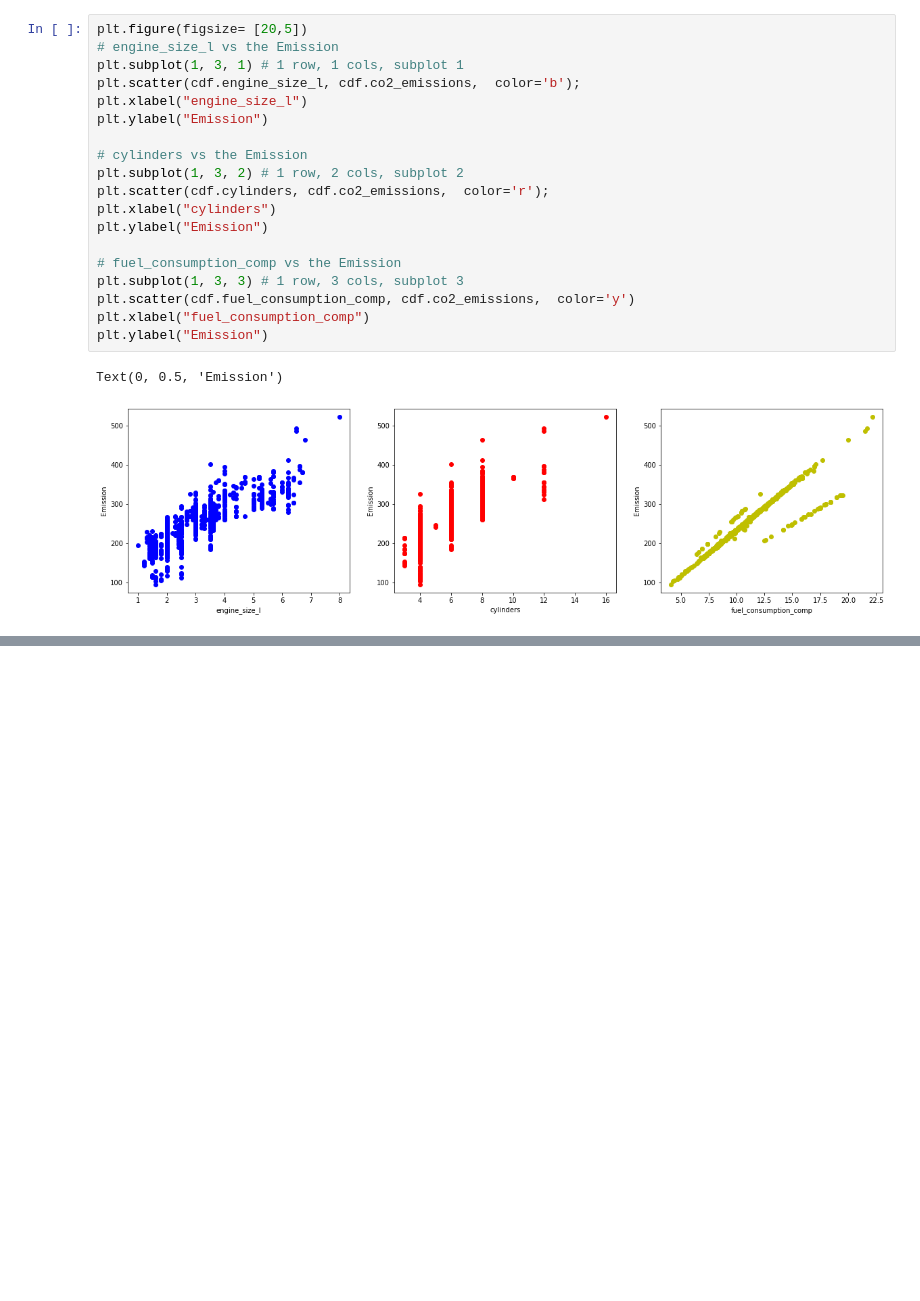
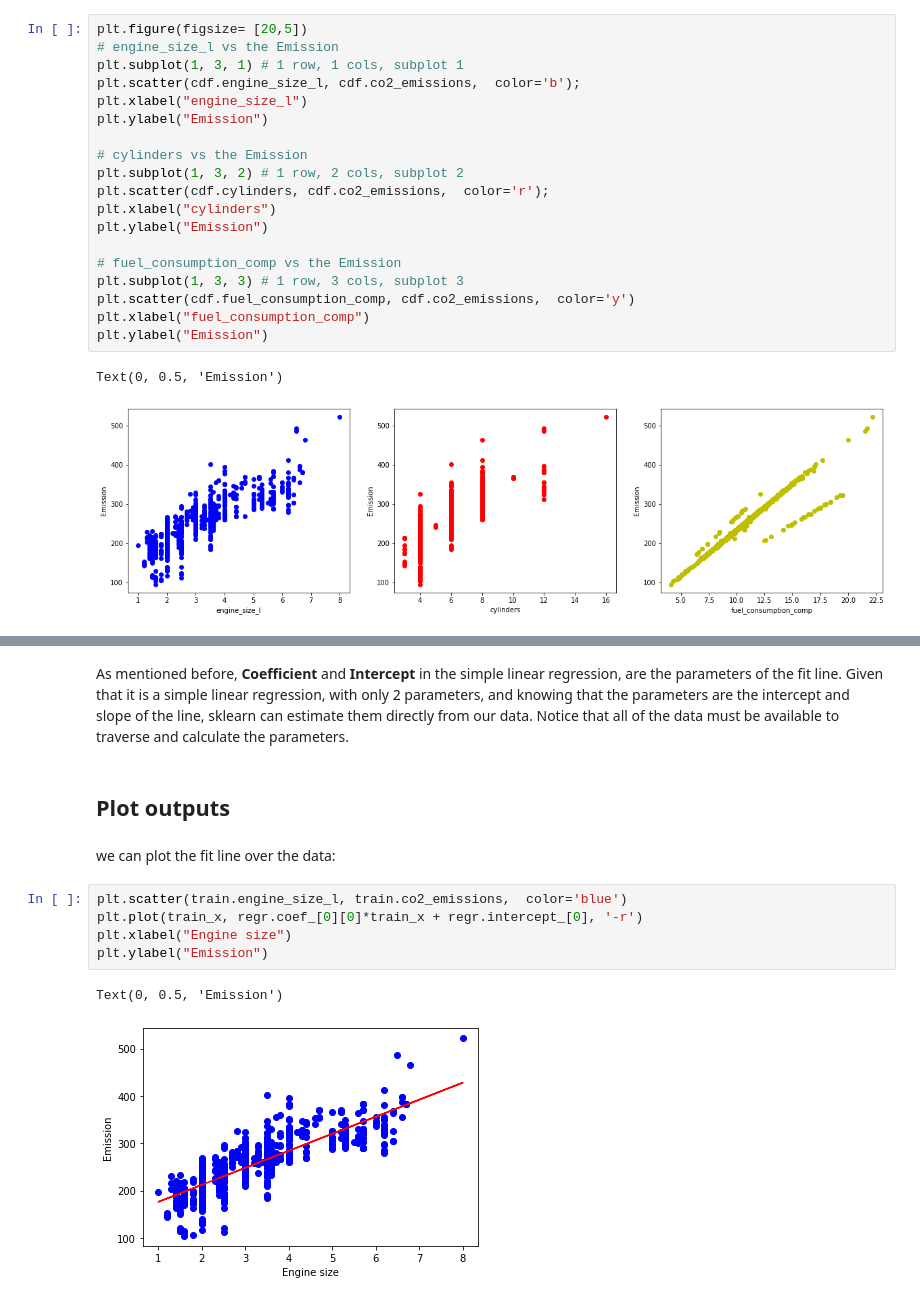
Before and after one commit to malmusfer/fuel_consumption_Regression_Modeling, a Jupyter notebook: fuel_consumption.ipynb, the cells around one changed output, grey strips where cells are left out. Cells and saved outputs as stored; diff of their text form; blank space fills up the shorter version.

```diff
--- a/fuel_consumption.ipynb
+++ b/fuel_consumption.ipynb
@@ -212,0 +259,16 @@ Text(0, 0.5, 'Emission')
+# %% [markdown]
+As mentioned before, __Coefficient__ and __Intercept__ in the simple linear regression, are the parameters of the fit line.
+Given that it is a simple linear regression, with only 2 parameters, and knowing that the parameters are the intercept and slope of the line, sklearn can estimate them directly from our data.
+Notice that all of the data must be available to traverse and calculate the parameters.
+# %% [markdown]
+## Plot outputs
+# %% [markdown]
+we can plot the fit line over the data:
+# %%
+plt.scatter(train.engine_size_l, train.co2_emissions,  color='blue')
+plt.plot(train_x, regr.coef_[0][0]*train_x + regr.intercept_[0], '-r')
+plt.xlabel("Engine size")
+plt.ylabel("Emission")
+# %% [output]
+Text(0, 0.5, 'Emission')
+[figure, added]
```
Also changed, not shown: parts of 17 cells of this notebook.
